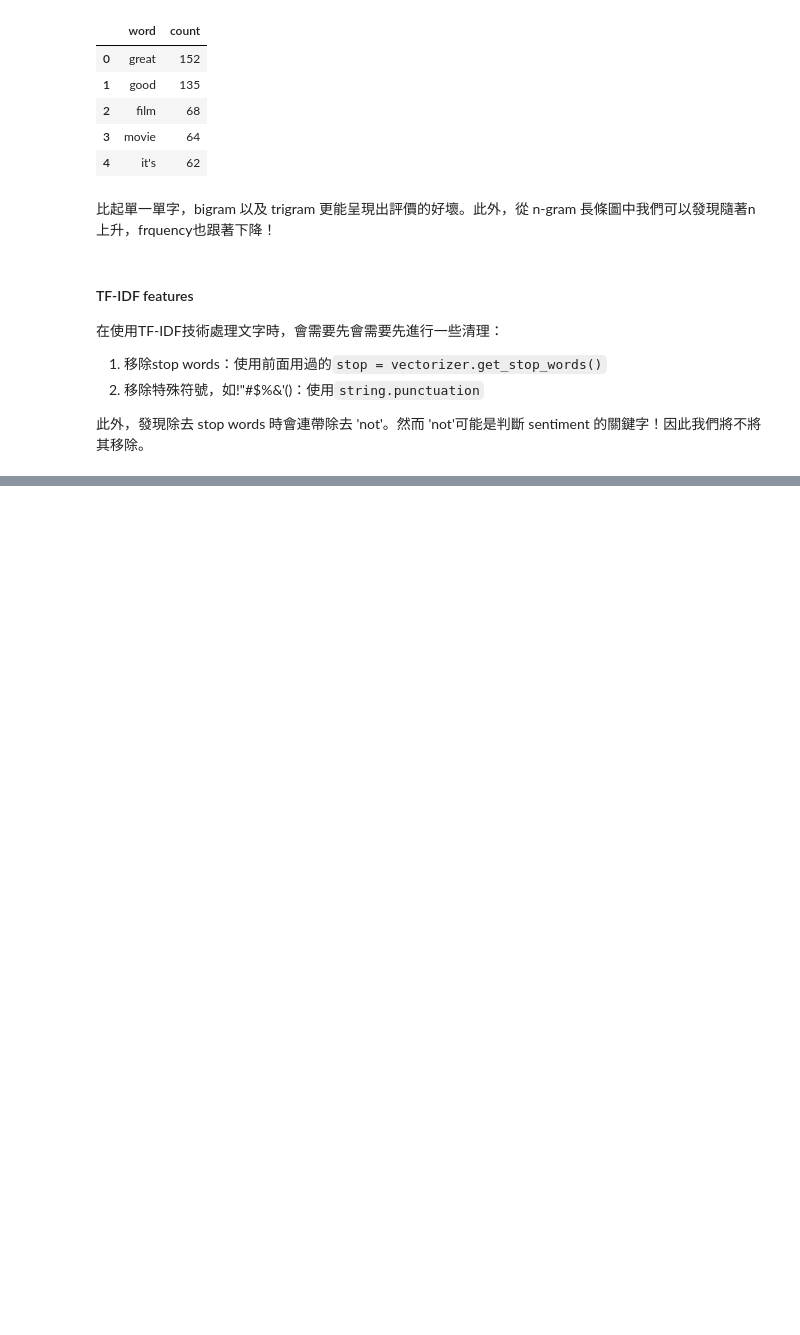
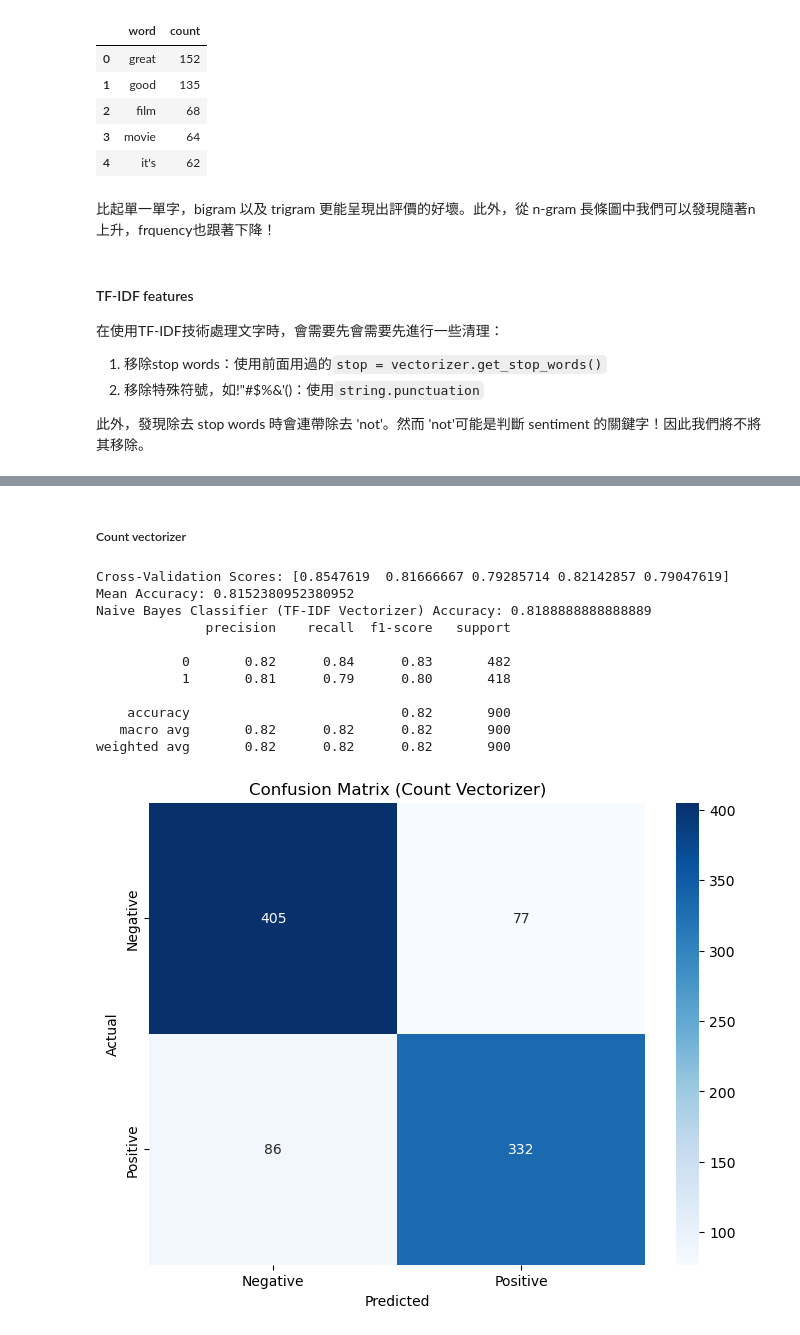
Before and after one commit to pywang89/DM2023-Lab1-Master, a Jupyter notebook: Homework/DM2023-Lab1-Homework.ipynb, the cells around one changed output, grey strips where cells are left out. Cells and saved outputs as stored; diff of their text form; code cells hidden in the pictures; blank space fills up the shorter version.

```diff
--- a/Homework/DM2023-Lab1-Homework.ipynb
+++ b/Homework/DM2023-Lab1-Homework.ipynb
@@ -1969,0 +2038,47 @@ plt.show()
+# %% [markdown]
+##### Count vectorizer
+# %%
+# word frequency feature
+
+best_params = grid_search_best_params(X_train, y_train, vectorizer_type='count')
+
+count_vect = CountVectorizer(ngram_range=best_params['count__ngram_range'])
+count_nb_model = MultinomialNB(alpha=best_params['nb__alpha'])
+
+X_train_count = count_vect.fit_transform(X_train)
+X_test_count = count_vect.transform(X_test)
+
+# Perform 5-fold cross-validation
+scores = cross_val_score(count_nb_model, X_train_count, y_train, cv=5, scoring='accuracy')
+print("Cross-Validation Scores:", scores)
+print("Mean Accuracy:", scores.mean())
+
+# Fit the model on the entire training set
+count_nb_model.fit(X_train_count, y_train)
+
+# Predict and evaluate the model on the test set
+y_pred_count = count_nb_model.predict(X_test_count)
+accuracy_count = accuracy_score(y_test, y_pred_count)
+report_count = classification_report(y_test, y_pred_count)
+
+print("Naive Bayes Classifier (TF-IDF Vectorizer) Accuracy:", accuracy_count)
+print(report_count)
+
+# calculate the confusion matrix of word frequency model
+cm_count = confusion_matrix(y_test, y_pred_count)
+
+# plot
+plot_confusion_matrix(cm_count, "Count")
+# %% [output]
+Cross-Validation Scores: [0.8547619  0.81666667 0.79285714 0.82142857 0.79047619]
+Mean Accuracy: 0.8152380952380952
+Naive Bayes Classifier (TF-IDF Vectorizer) Accuracy: 0.8188888888888889
+              precision    recall  f1-score   support
+
+           0       0.82      0.84      0.83       482
+           1       0.81      0.79      0.80       418
+
+    accuracy                           0.82       900
+   macro avg       0.82      0.82      0.82       900
+weighted avg       0.82      0.82      0.82       900
+[figure, added]
```
Also changed, not shown: parts of 100 cells of this notebook.
